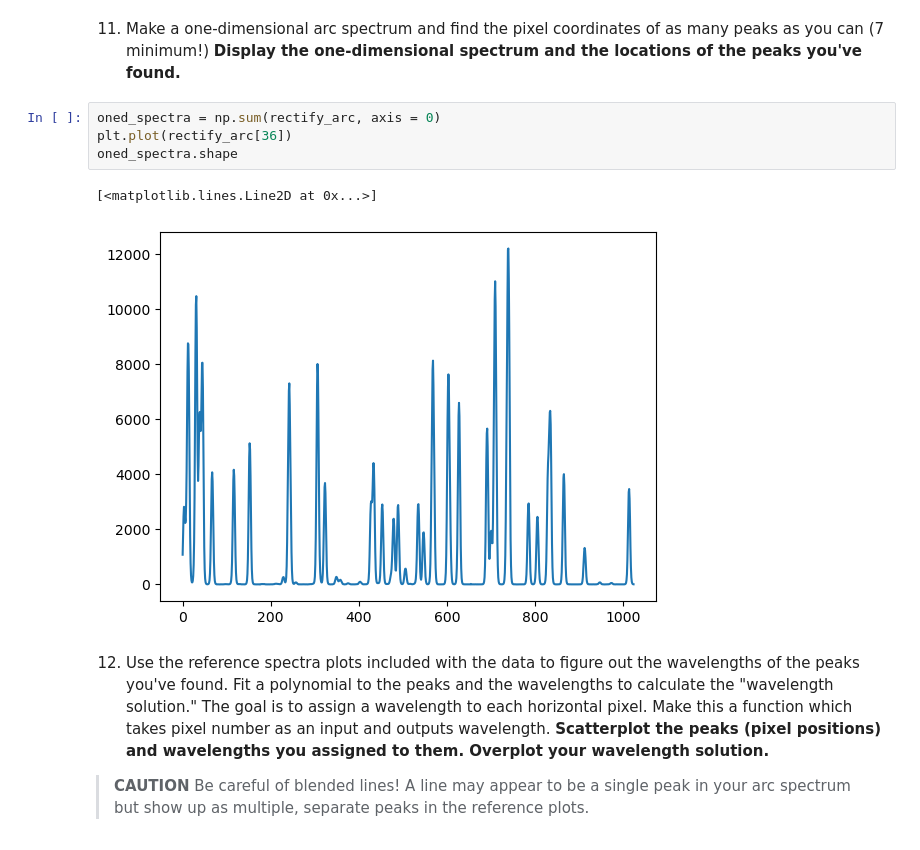
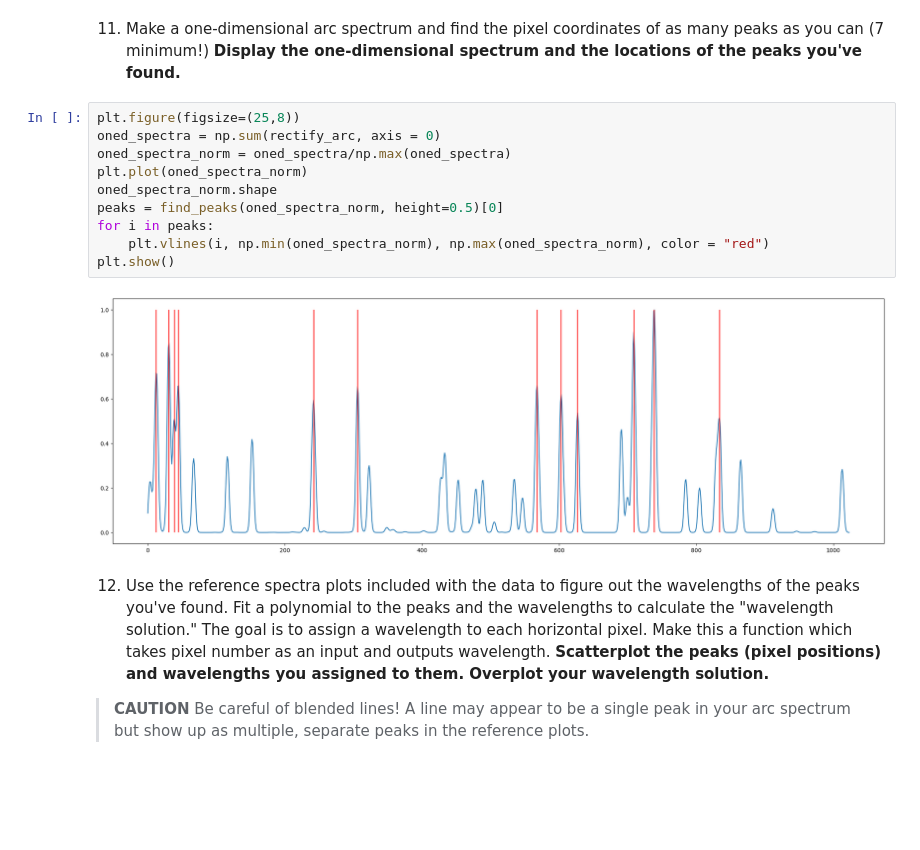
Before and after one commit to Hallflower20/ay107-data-reduction, a Jupyter notebook: problemset3.ipynb, the cells around one changed output. Drawn from its saved outputs; the diff is of its cells as text; blank space fills up the shorter version.

```diff
--- a/problemset3.ipynb
+++ b/problemset3.ipynb
@@ -297,12 +317,17 @@ plt.show()
 # %% [markdown]
 11. Make a one-dimensional arc spectrum and find the pixel coordinates of as many peaks as you can (7 minimum!) **Display the one-dimensional spectrum and the locations of the peaks you've found.**
 # %%
+plt.figure(figsize=(25,8))
 oned_spectra = np.sum(rectify_arc, axis = 0)
-plt.plot(rectify_arc[36])
-oned_spectra.shape
+oned_spectra_norm = oned_spectra/np.max(oned_spectra)
+plt.plot(oned_spectra_norm)
+oned_spectra_norm.shape
+peaks = find_peaks(oned_spectra_norm, height=0.5)[0]
+for i in peaks:
+    plt.vlines(i, np.min(oned_spectra_norm), np.max(oned_spectra_norm), color = "red")
+plt.show()
 # %% [output]
-[<matplotlib.lines.Line2D at 0x...>]
-[figure, old version]
+[figure, new version]
 # %% [markdown]
 12. Use the reference spectra plots included with the data to figure out the wavelengths of the peaks you've found. Fit a polynomial to the peaks and the wavelengths to calculate the "wavelength solution." The goal is to assign a wavelength to each horizontal pixel. Make this a function which takes pixel number as an input and outputs wavelength. **Scatterplot the peaks (pixel positions) and wavelengths you assigned to them. Overplot your wavelength solution.**
 
```
Also changed, not shown: parts of 13 cells of this notebook.
